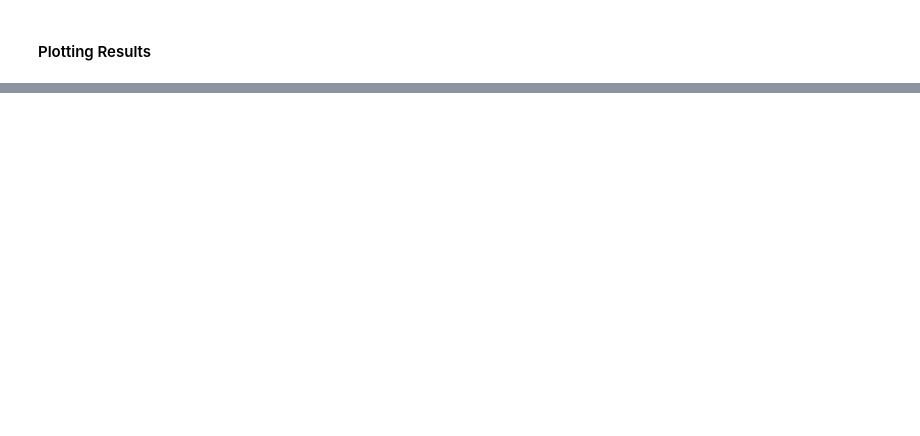
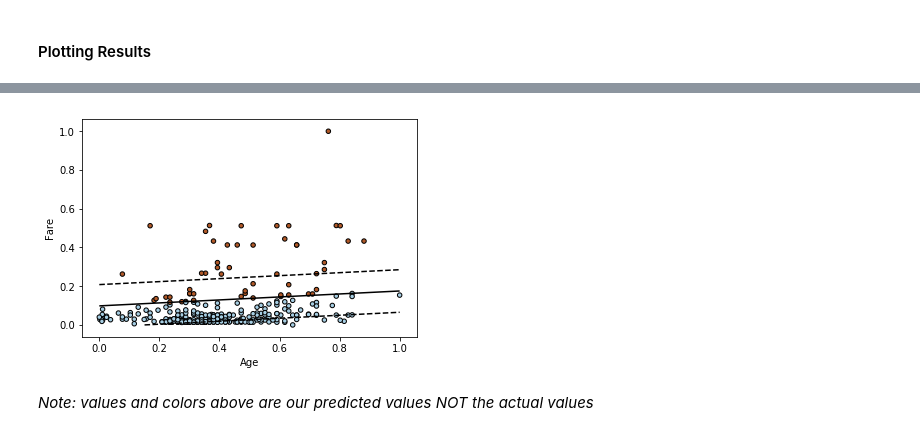
Before and after one commit to wzamlynny/data_science_workshop, a Jupyter notebook: intro_to_datascience.ipynb, the cells around one changed output, grey strips where cells are left out. Cells and saved outputs as stored; diff of their text form; code cells hidden in the pictures; blank space fills up the shorter version.

```diff
--- a/intro_to_datascience.ipynb
+++ b/intro_to_datascience.ipynb
@@ -272,0 +276,33 @@ plt.show()
+# %%
+# Run model prediction
+predicted_y = clf.predict(test_df[x_col])
+# %%
+# plot the line, the points, and the nearest vectors to the plane
+xx = np.linspace(0, 1, 10)
+yy = np.linspace(0, 1, 10)
+
+X1, X2 = np.meshgrid(xx, yy)
+Z = np.empty(X1.shape)
+for (i, j), val in np.ndenumerate(X1):
+    x1 = val
+    x2 = X2[i, j]
+    p = clf.decision_function([[x1, x2]])
+    Z[i, j] = p[0]
+levels = [-1.0, 0.0, 1.0]
+linestyles = ['dashed', 'solid', 'dashed']
+colors = 'k'
+plt.contour(X1, X2, Z, levels, colors=colors, linestyles=linestyles)
+
+# Adding our data
+plt.scatter(test_df[x_col[0]], test_df[x_col[1]],
+            c=predicted_y, cmap=plt.cm.Paired,
+            edgecolor='black', s=20)
+
+plt.axis('tight')
+plt.xlabel(x_col[0])
+plt.ylabel(x_col[1])
+plt.show()
+# %% [output]
+[figure, added]
+# %% [markdown]
+_Note: values and colors above are our predicted values NOT the actual values_
```
Also changed, not shown: parts of 8 cells of this notebook, 2 other files.
